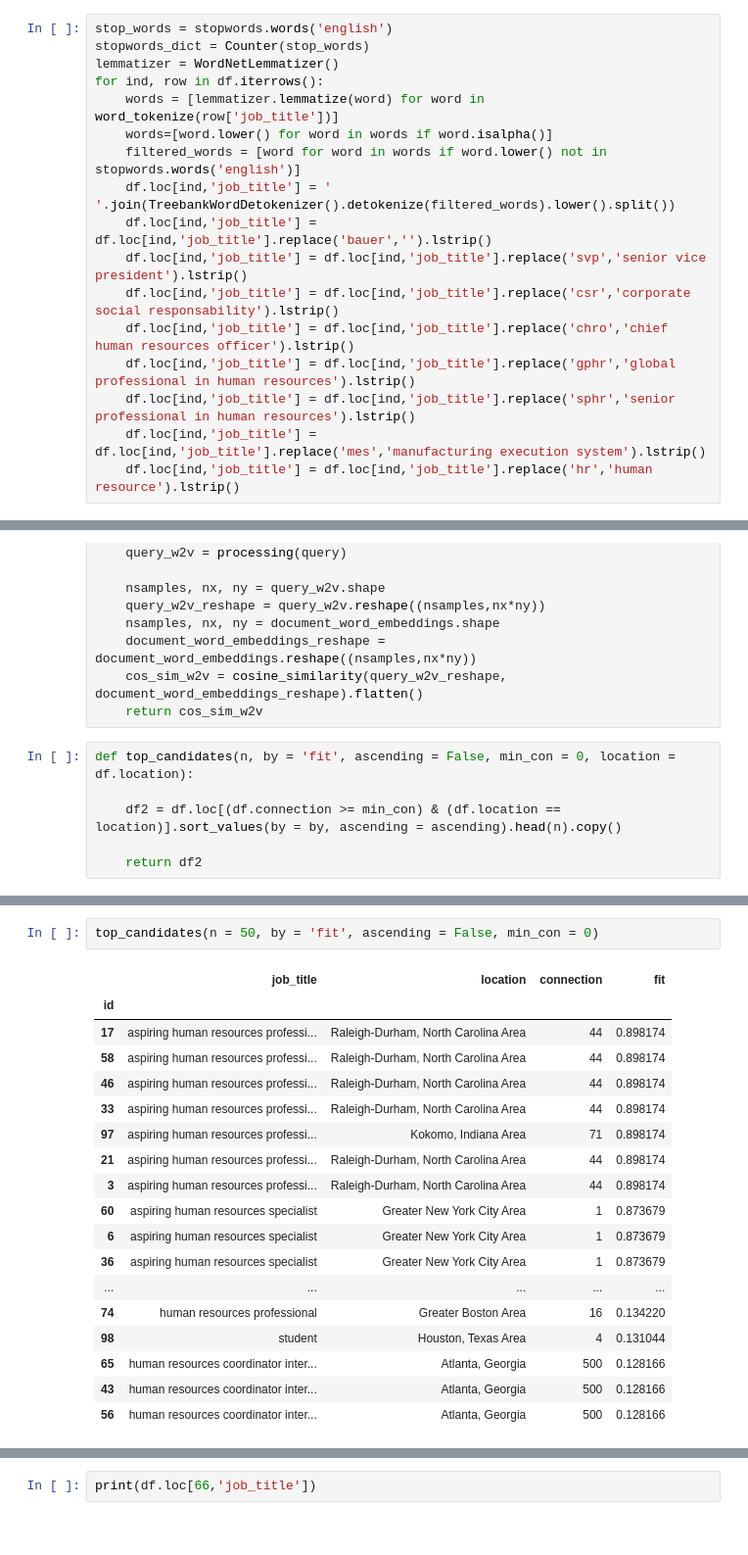
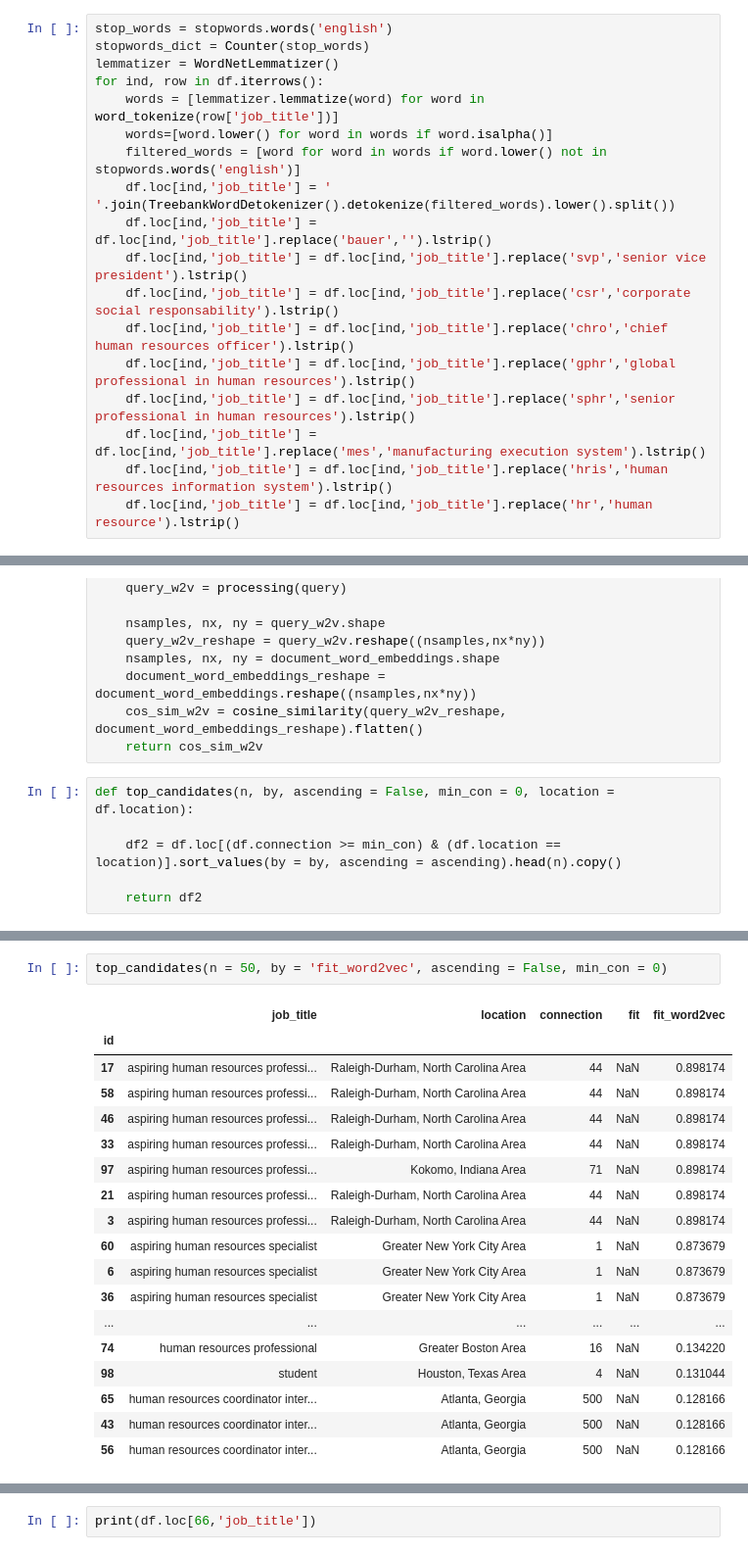
Before and after one commit to chiara89/-NAHynH028422ZNN9, a Jupyter notebook: Potential_talents_NLP.ipynb, the cells around one changed output, grey strips where cells are left out. Shown at 98% size. Saved outputs shown, nothing was run; the diff lists cells and outputs as text.

```diff
--- a/Potential_talents_NLP.ipynb
+++ b/Potential_talents_NLP.ipynb
@@ -132,6 +135,7 @@ for ind, row in df.iterrows():
     df.loc[ind,'job_title'] = df.loc[ind,'job_title'].replace('gphr','global professional in human resources').lstrip()
     df.loc[ind,'job_title'] = df.loc[ind,'job_title'].replace('sphr','senior professional in human resources').lstrip()
     df.loc[ind,'job_title'] = df.loc[ind,'job_title'].replace('mes','manufacturing execution system').lstrip()
+    df.loc[ind,'job_title'] = df.loc[ind,'job_title'].replace('hris','human resources information system').lstrip()
     df.loc[ind,'job_title'] = df.loc[ind,'job_title'].replace('hr','human resource').lstrip()
 # %%
 df.info()
@@ -270,7 +275,7 @@ def get_w2v_query_similarity(document_word_embeddings, query):
     cos_sim_w2v = cosine_similarity(query_w2v_reshape, document_word_embeddings_reshape).flatten()
     return cos_sim_w2v
 # %%
-def top_candidates(n, by = 'fit', ascending = False, min_con = 0, location = df.location):
+def top_candidates(n, by, ascending = False, min_con = 0, location = df.location):
 
     df2 = df.loc[(df.connection >= min_con) & (df.location == location)].sort_values(by = by, ascending = ascending).head(n).copy()
 
@@ -282,22 +287,22 @@ df['fit'] = cos_sim_w2v
 # %%
-top_candidates(n = 50, by = 'fit', ascending = False, min_con = 0)
+top_candidates(n = 50, by = 'fit_word2vec', ascending = False, min_con = 0)
 # %% [output]
-|  | job_title | location | connection | fit |
-| id |  |  |  |  |
-| 17 | aspiring human resources professi... | Raleigh-Durham, North Carolina Area | 44 | 0.898174 |
-| 58 | aspiring human resources professi... | Raleigh-Durham, North Carolina Area | 44 | 0.898174 |
-| 46 | aspiring human resources professi... | Raleigh-Durham, North Carolina Area | 44 | 0.898174 |
-| 33 | aspiring human resources professi... | Raleigh-Durham, North Carolina Area | 44 | 0.898174 |
-| 97 | aspiring human resources professi... | Kokomo, Indiana Area | 71 | 0.898174 |
-| 21 | aspiring human resources professi... | Raleigh-Durham, North Carolina Area | 44 | 0.898174 |
-| 3 | aspiring human resources professi... | Raleigh-Durham, North Carolina Area | 44 | 0.898174 |
-| 60 | aspiring human resources specialist | Greater New York City Area | 1 | 0.873679 |
-| 6 | aspiring human resources specialist | Greater New York City Area | 1 | 0.873679 |
-| 36 | aspiring human resources specialist | Greater New York City Area | 1 | 0.873679 |
-| ... | ... | ... | ... | ... |
-| 74 | human resources professional | Greater Boston Area | 16 | 0.134220 |
-| 98 | student | Houston, Texas Area | 4 | 0.131044 |
-| 65 | human resources coordinator inter... | Atlanta, Georgia | 500 | 0.128166 |
-| 43 | human resources coordinator inter... | Atlanta, Georgia | 500 | 0.128166 |
-| 56 | human resources coordinator inter... | Atlanta, Georgia | 500 | 0.128166 |
+|  | job_title | location | connection | fit | fit_word2vec |
+| id |  |  |  |  |  |
+| 17 | aspiring human resources professi... | Raleigh-Durham, North Carolina Area | 44 | NaN | 0.898174 |
+| 58 | aspiring human resources professi... | Raleigh-Durham, North Carolina Area | 44 | NaN | 0.898174 |
+| 46 | aspiring human resources professi... | Raleigh-Durham, North Carolina Area | 44 | NaN | 0.898174 |
+| 33 | aspiring human resources professi... | Raleigh-Durham, North Carolina Area | 44 | NaN | 0.898174 |
+| 97 | aspiring human resources professi... | Kokomo, Indiana Area | 71 | NaN | 0.898174 |
+| 21 | aspiring human resources professi... | Raleigh-Durham, North Carolina Area | 44 | NaN | 0.898174 |
+| 3 | aspiring human resources professi... | Raleigh-Durham, North Carolina Area | 44 | NaN | 0.898174 |
+| 60 | aspiring human resources specialist | Greater New York City Area | 1 | NaN | 0.873679 |
+| 6 | aspiring human resources specialist | Greater New York City Area | 1 | NaN | 0.873679 |
+| 36 | aspiring human resources specialist | Greater New York City Area | 1 | NaN | 0.873679 |
+| ... | ... | ... | ... | ... | ... |
+| 74 | human resources professional | Greater Boston Area | 16 | NaN | 0.134220 |
+| 98 | student | Houston, Texas Area | 4 | NaN | 0.131044 |
+| 65 | human resources coordinator inter... | Atlanta, Georgia | 500 | NaN | 0.128166 |
+| 43 | human resources coordinator inter... | Atlanta, Georgia | 500 | NaN | 0.128166 |
+| 56 | human resources coordinator inter... | Atlanta, Georgia | 500 | NaN | 0.128166 |
 # %%
```
Also changed, not shown: parts of 29 cells of this notebook.
